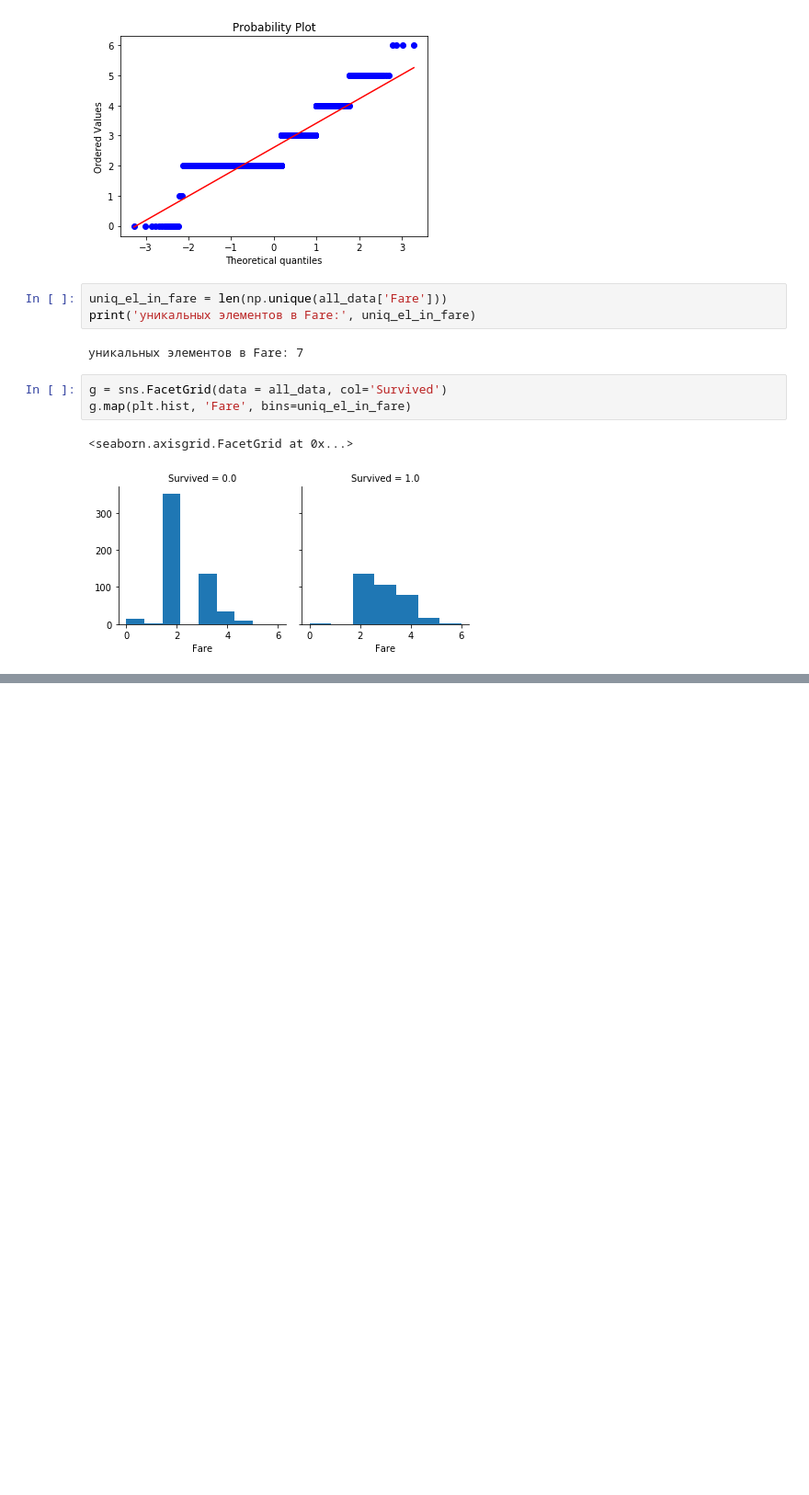
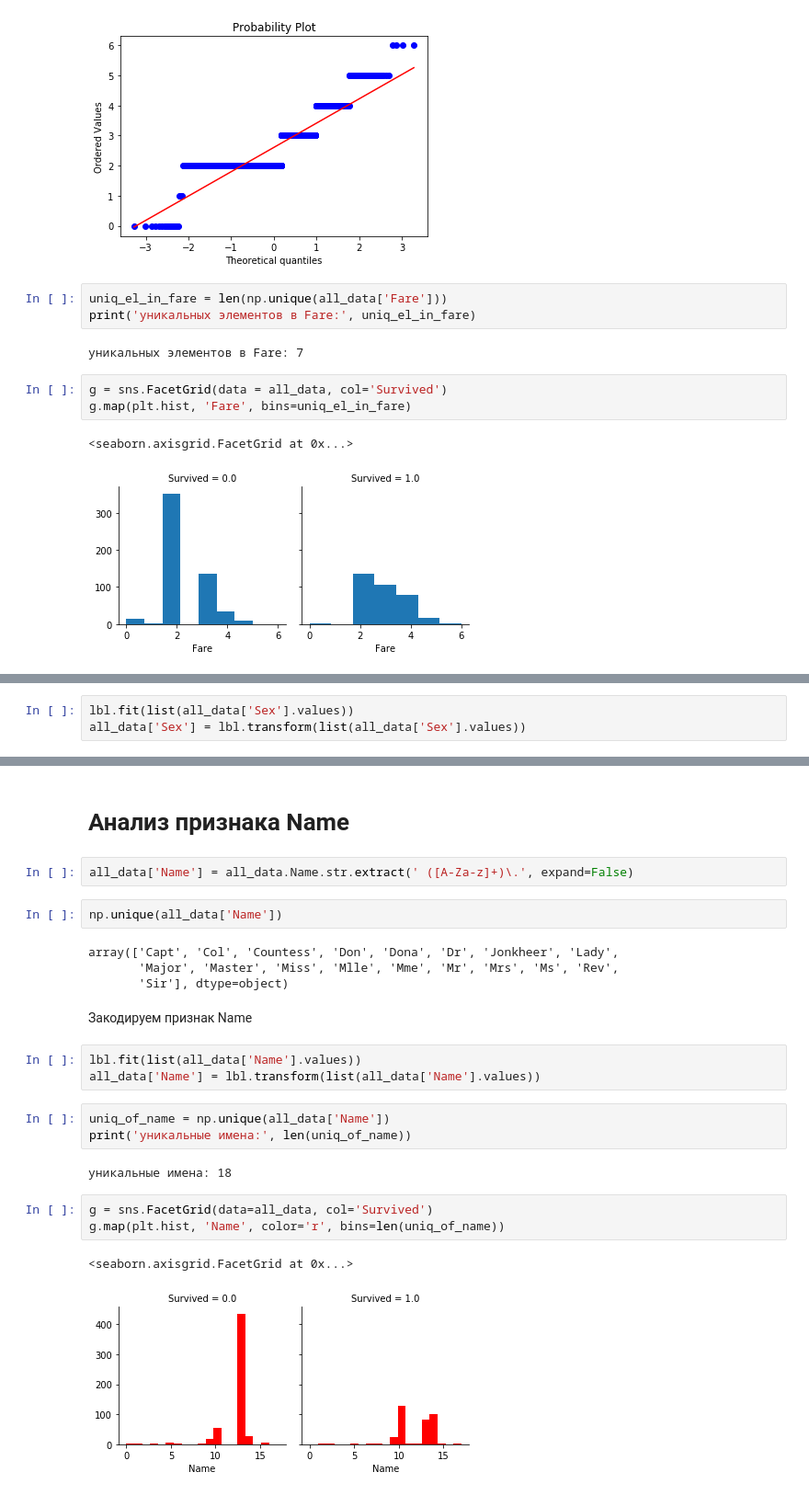
Before and after one commit to DmKuzin/kaggle_titanic, a Jupyter notebook: Titanic2.ipynb, the cells around one changed output, grey strips where cells are left out. Shown at 92% size. Cells and saved outputs as stored; diff of their text form; blank space fills up the shorter version.

```diff
--- a/Titanic2.ipynb
+++ b/Titanic2.ipynb
@@ -257,0 +295,3 @@ g.map(plt.hist, 'Fare', bins=uniq_el_in_fare)
+# %%
+lbl.fit(list(all_data['Sex'].values))
+all_data['Sex'] = lbl.transform(list(all_data['Sex'].values))
@@ -257,0 +309,26 @@ g.map(plt.hist, 'Fare', bins=uniq_el_in_fare)
+# %% [markdown]
+# Анализ признака Name
+# %%
+all_data['Name'] = all_data.Name.str.extract(' ([A-Za-z]+)\.', expand=False)
+# %%
+np.unique(all_data['Name'])
+# %% [output]
+array(['Capt', 'Col', 'Countess', 'Don', 'Dona', 'Dr', 'Jonkheer', 'Lady',
+       'Major', 'Master', 'Miss', 'Mlle', 'Mme', 'Mr', 'Mrs', 'Ms', 'Rev',
+       'Sir'], dtype=object)
+# %% [markdown]
+Закодируем признак Name
+# %%
+lbl.fit(list(all_data['Name'].values))
+all_data['Name'] = lbl.transform(list(all_data['Name'].values))
+# %%
+uniq_of_name = np.unique(all_data['Name'])
+print('уникальные имена:', len(uniq_of_name))
+# %% [output]
+уникальные имена: 18
+# %%
+g = sns.FacetGrid(data=all_data, col='Survived')
+g.map(plt.hist, 'Name', color='r', bins=len(uniq_of_name))
+# %% [output]
+<seaborn.axisgrid.FacetGrid at 0x...>
+[figure, added]
```
Also changed, not shown: parts of 15 cells of this notebook.
